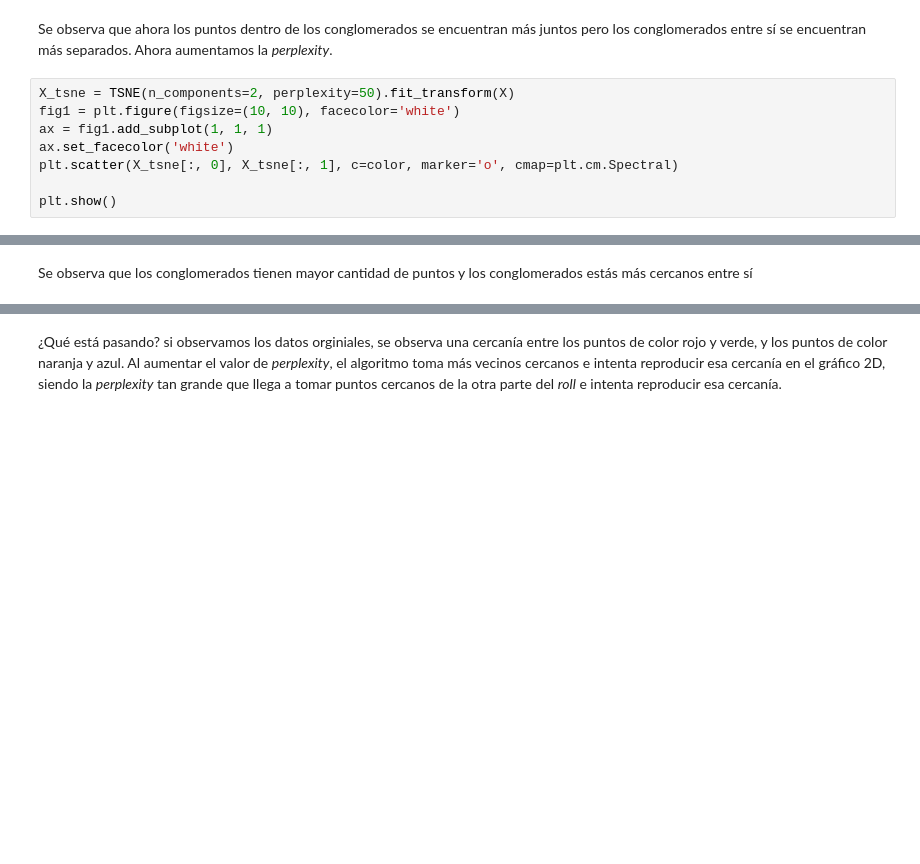
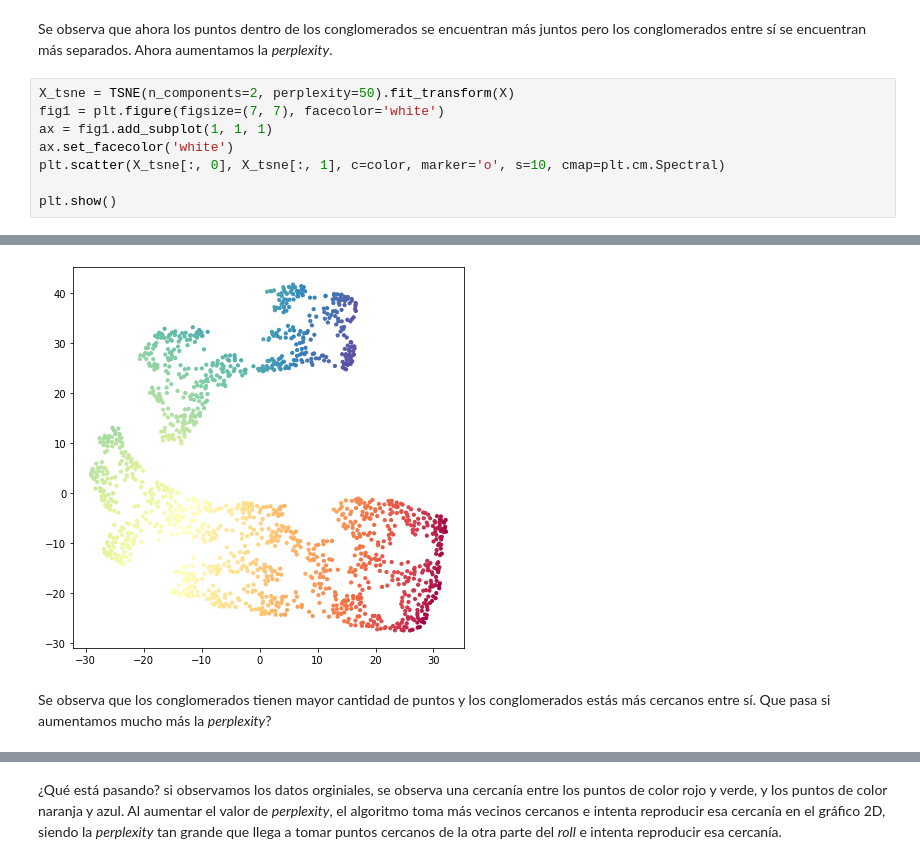
Before and after one commit to orga-de-datos/practicas, a Jupyter notebook: 05_reducciones/Reducciones Swiss Roll.ipynb, the cells around one changed output, grey strips where cells are left out. Cells and saved outputs as stored; diff of their text form; blank space fills up the shorter version.

```diff
--- a/05_reducciones/Reducciones Swiss Roll.ipynb
+++ b/05_reducciones/Reducciones Swiss Roll.ipynb
@@ -220,10 +212,10 @@ plt.show()
 Se observa que ahora los puntos dentro de los conglomerados se encuentran más juntos pero los conglomerados entre sí se encuentran más separados. Ahora aumentamos la *perplexity*.
 # %%
 X_tsne = TSNE(n_components=2, perplexity=50).fit_transform(X)
-fig1 = plt.figure(figsize=(10, 10), facecolor='white')
+fig1 = plt.figure(figsize=(7, 7), facecolor='white')
 ax = fig1.add_subplot(1, 1, 1)
 ax.set_facecolor('white')
-plt.scatter(X_tsne[:, 0], X_tsne[:, 1], c=color, marker='o', cmap=plt.cm.Spectral)
+plt.scatter(X_tsne[:, 0], X_tsne[:, 1], c=color, marker='o', s=10, cmap=plt.cm.Spectral)
 
 plt.show()
 # %% [output]
@@ -232,4 +222,5 @@ plt.show()
+[figure, added]
 # %% [markdown]
-Se observa que los conglomerados tienen mayor cantidad de puntos y los conglomerados estás más cercanos entre sí
+Se observa que los conglomerados tienen mayor cantidad de puntos y los conglomerados estás más cercanos entre sí. Que pasa si aumentamos mucho más la *perplexity*?
 # %%
 X_tsne = TSNE(n_components=2, perplexity=150).fit_transform(X)
```
Also changed, not shown: parts of 12 cells of this notebook, 8 other files.
